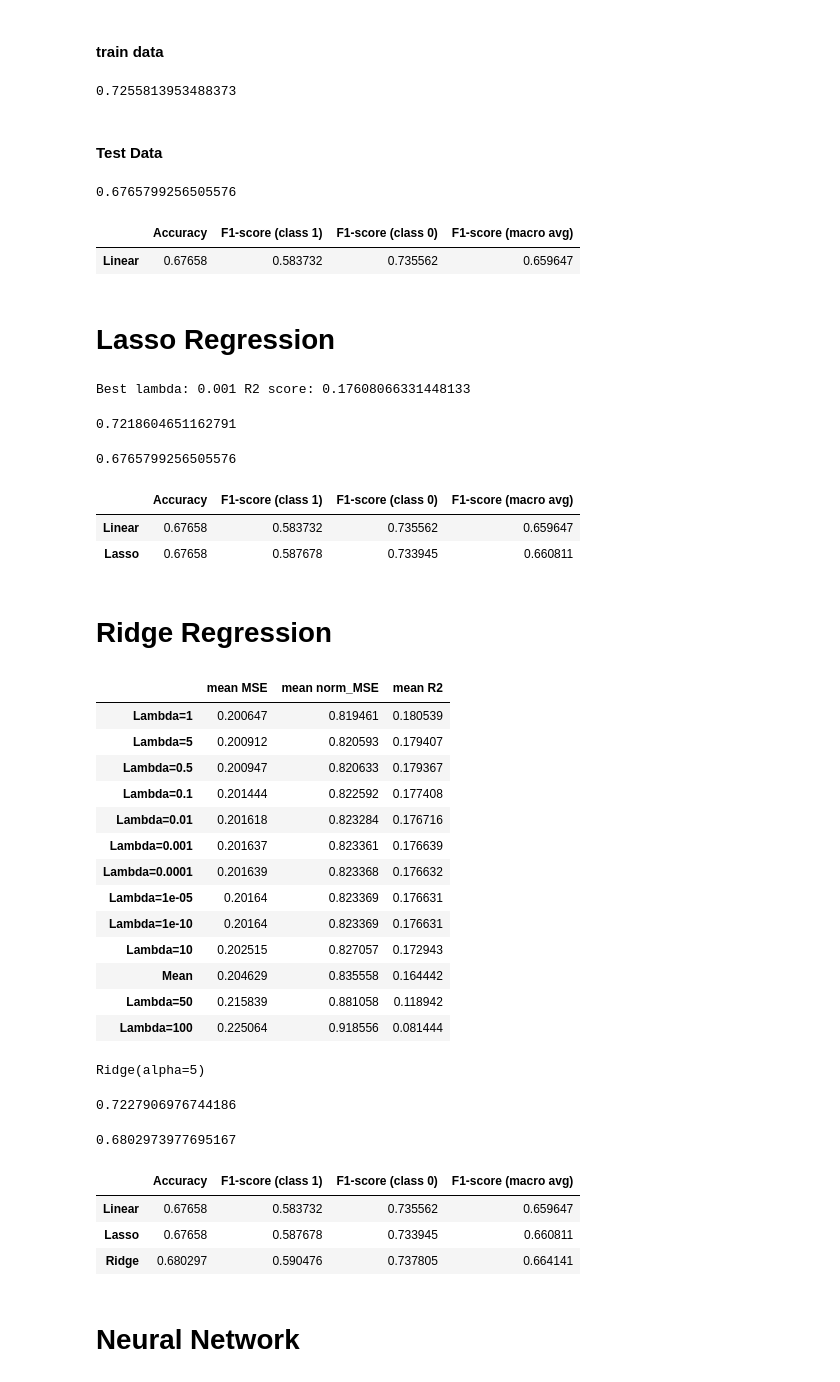
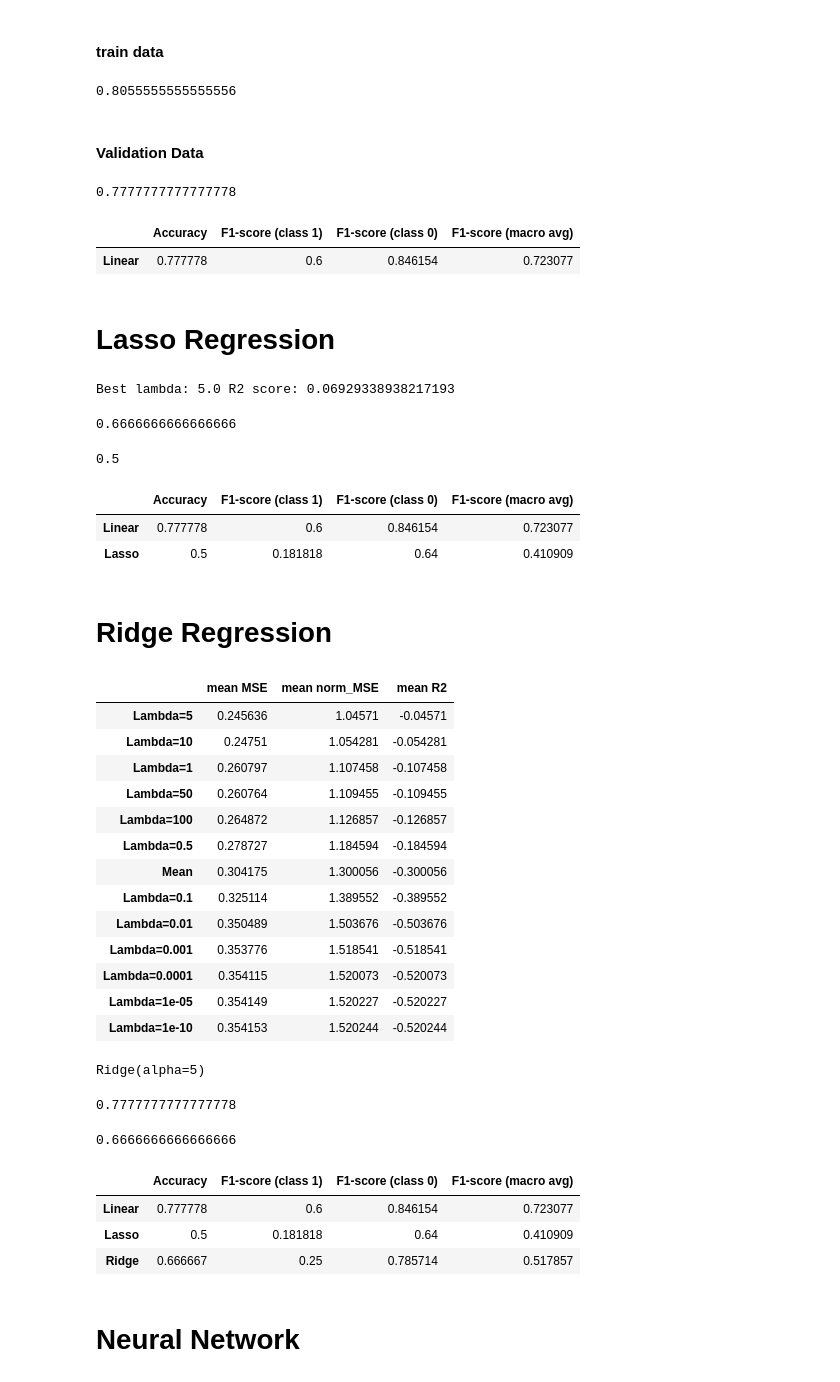
Before and after one commit to mitirmizi/koby-bryant-shot-selection, a Jupyter notebook: src/4-linear-models.ipynb, the cells around one changed output. Drawn from its saved outputs; the diff is of its cells as text; code cells hidden in the pictures.

```diff
--- a/src/4-linear-models.ipynb
+++ b/src/4-linear-models.ipynb
@@ -9,6 +9,8 @@ from sklearn.neural_network import MLPRegressor, MLPClassifier
 
 from IPython.core.interactiveshell import InteractiveShell
 InteractiveShell.ast_node_interactivity = "all"
+
+pd.set_option("display.max_columns", None)
 # %%
 # DATASET = 'SEASON'
 DATASET = 'TEAM'
@@ -17,7 +19,7 @@ if DATASET == 'TEAM':
     train = pd.read_csv('../data/train_team.csv')
     test = pd.read_csv('../data/test_team.csv')
 
-if DATASET == 'TEAM':
+if DATASET == 'SEASON':
     train = pd.read_csv('../data/train_season.csv')
     test = pd.read_csv('../data/test_season.csv')
 
@@ -116,9 +125,9 @@ y_train_pred = y_train_pred >= 0.6
 y_train_pred = np.multiply(y_train_pred, 1)
 accuracy_score(y_train.values, y_train_pred)
 # %% [output]
-0.7255813953488373
+0.8055555555555556
 # %% [markdown]
-#### Test Data
+#### Validation Data
 # %%
 y_val_pred = reg.predict(x_val)
 y_val_pred = y_val_pred >= 0.5
@@ -127,9 +136,9 @@ accuracy_score(y_val.values, y_val_pred)
 results.loc['Linear',:] = compute_metrics(y_val.values, y_val_pred)
 results
 # %% [output]
-0.6765799256505576
+0.7777777777777778
 |  | Accuracy | F1-score (class 1) | F1-score (class 0) | F1-score (macro avg) |
-| Linear | 0.67658 | 0.583732 | 0.735562 | 0.659647 |
+| Linear | 0.777778 | 0.6 | 0.846154 | 0.723077 |
 # %% [markdown]
 # Lasso Regression
 # %%
@@ -140,14 +149,14 @@ lasso_r2 =  np.mean(cross_val_score(lasso_cv, x_train.values, y_train.values.fla
 
 print('Best lambda:', lasso_cv.alpha_, 'R2 score:',lasso_r2)
 # %% [output]
-Best lambda: 0.001 R2 score: 0.17608066331448133
+Best lambda: 5.0 R2 score: 0.06929338938217193
 # %%
 y_train_pred = lasso_cv.predict(x_train.values)
 y_train_pred = y_train_pred >= 0.5
 y_train_pred = np.multiply(y_train_pred, 1)
 accuracy_score(y_train.values, y_train_pred)
 # %% [output]
-0.7218604651162791
+0.6666666666666666
 # %%
 y_val_pred = lasso_cv.predict(x_val.values)
 y_val_pred = y_val_pred >= 0.5
@@ -156,10 +165,10 @@ accuracy_score(y_val.values, y_val_pred)
 results.loc['Lasso',:] = compute_metrics(y_val.values, y_val_pred)
 results
 # %% [output]
-0.6765799256505576
+0.5
 |  | Accuracy | F1-score (class 1) | F1-score (class 0) | F1-score (macro avg) |
-| Linear | 0.67658 | 0.583732 | 0.735562 | 0.659647 |
-| Lasso | 0.67658 | 0.587678 | 0.733945 | 0.660811 |
+| Linear | 0.777778 | 0.6 | 0.846154 | 0.723077 |
+| Lasso | 0.5 | 0.181818 | 0.64 | 0.410909 |
 # %% [markdown]
 # Ridge Regression
 # %%
@@ -195,44 +204,44 @@ ridge_cv_r2 = ridge_cross_val_metrics.loc["Mean", "mean R2"]
 ridge_cross_val_metrics.sort_values(by='mean R2',ascending=False)
 # %% [output]
 |  | mean MSE | mean norm_MSE | mean R2 |
-| Lambda=1 | 0.200647 | 0.819461 | 0.180539 |
-| Lambda=5 | 0.200912 | 0.820593 | 0.179407 |
-| Lambda=0.5 | 0.200947 | 0.820633 | 0.179367 |
-| Lambda=0.1 | 0.201444 | 0.822592 | 0.177408 |
-| Lambda=0.01 | 0.201618 | 0.823284 | 0.176716 |
-| Lambda=0.001 | 0.201637 | 0.823361 | 0.176639 |
-| Lambda=0.0001 | 0.201639 | 0.823368 | 0.176632 |
-| Lambda=1e-05 | 0.20164 | 0.823369 | 0.176631 |
-| Lambda=1e-10 | 0.20164 | 0.823369 | 0.176631 |
-| Lambda=10 | 0.202515 | 0.827057 | 0.172943 |
-| Mean | 0.204629 | 0.835558 | 0.164442 |
-| Lambda=50 | 0.215839 | 0.881058 | 0.118942 |
-| Lambda=100 | 0.225064 | 0.918556 | 0.081444 |
+| Lambda=5 | 0.245636 | 1.04571 | -0.04571 |
+| Lambda=10 | 0.24751 | 1.054281 | -0.054281 |
+| Lambda=1 | 0.260797 | 1.107458 | -0.107458 |
+| Lambda=50 | 0.260764 | 1.109455 | -0.109455 |
+| Lambda=100 | 0.264872 | 1.126857 | -0.126857 |
+| Lambda=0.5 | 0.278727 | 1.184594 | -0.184594 |
+| Mean | 0.304175 | 1.300056 | -0.300056 |
+| Lambda=0.1 | 0.325114 | 1.389552 | -0.389552 |
+| Lambda=0.01 | 0.350489 | 1.503676 | -0.503676 |
+| Lambda=0.001 | 0.353776 | 1.518541 | -0.518541 |
+| Lambda=0.0001 | 0.354115 | 1.520073 | -0.520073 |
+| Lambda=1e-05 | 0.354149 | 1.520227 | -0.520227 |
+| Lambda=1e-10 | 0.354153 | 1.520244 | -0.520244 |
 # %%
 ridge = Ridge(alpha=5)
 
 ridge.fit(x_train.values, y_train.values.flatten())
 
-y_train_pred = ridge.predict(x_train)
+y_train_pred = ridge.predict(x_train.values)
 y_train_pred = y_train_pred >= 0.5
 y_train_pred = np.multiply(y_train_pred, 1)
 accuracy_score(y_train.values, y_train_pred)
 # %% [output]
 Ridge(alpha=5)
-0.7227906976744186
+0.7777777777777778
 # %%
-y_val_pred = ridge.predict(x_val)
+y_val_pred = ridge.predict(x_val.values)
 y_val_pred = y_val_pred >= 0.5
 y_val_pred = np.multiply(y_val_pred, 1)
 accuracy_score(y_val.values, y_val_pred)
 results.loc['Ridge',:] = compute_metrics(y_val.values, y_val_pred)
 results
 # %% [output]
-0.6802973977695167
+0.6666666666666666
 |  | Accuracy | F1-score (class 1) | F1-score (class 0) | F1-score (macro avg) |
-| Linear | 0.67658 | 0.583732 | 0.735562 | 0.659647 |
-| Lasso | 0.67658 | 0.587678 | 0.733945 | 0.660811 |
-| Ridge | 0.680297 | 0.590476 | 0.737805 | 0.664141 |
+| Linear | 0.777778 | 0.6 | 0.846154 | 0.723077 |
+| Lasso | 0.5 | 0.181818 | 0.64 | 0.410909 |
+| Ridge | 0.666667 | 0.25 | 0.785714 | 0.517857 |
 # %% [markdown]
 # Neural Network
 # %%
```
Also changed, not shown: parts of 7 cells of this notebook, 2 other files.
